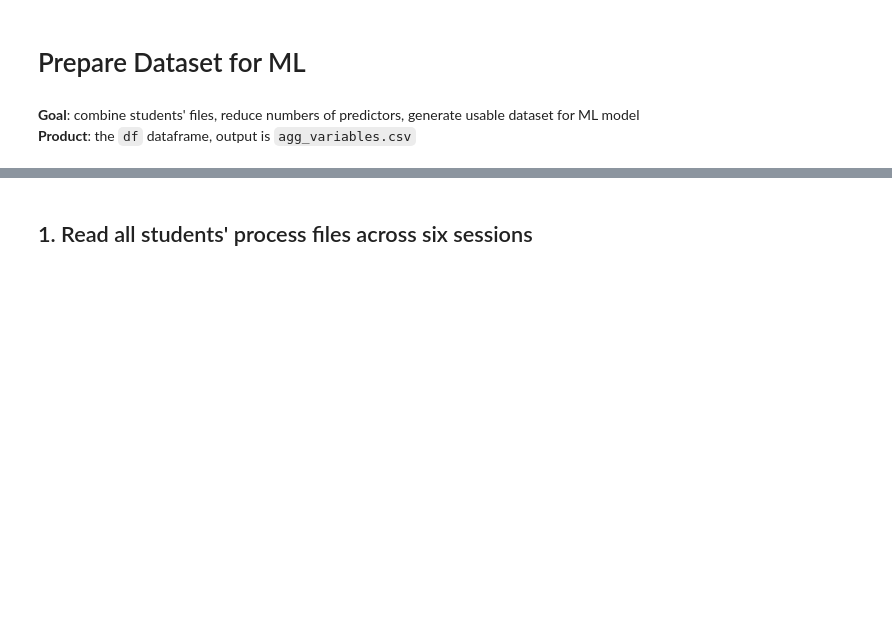
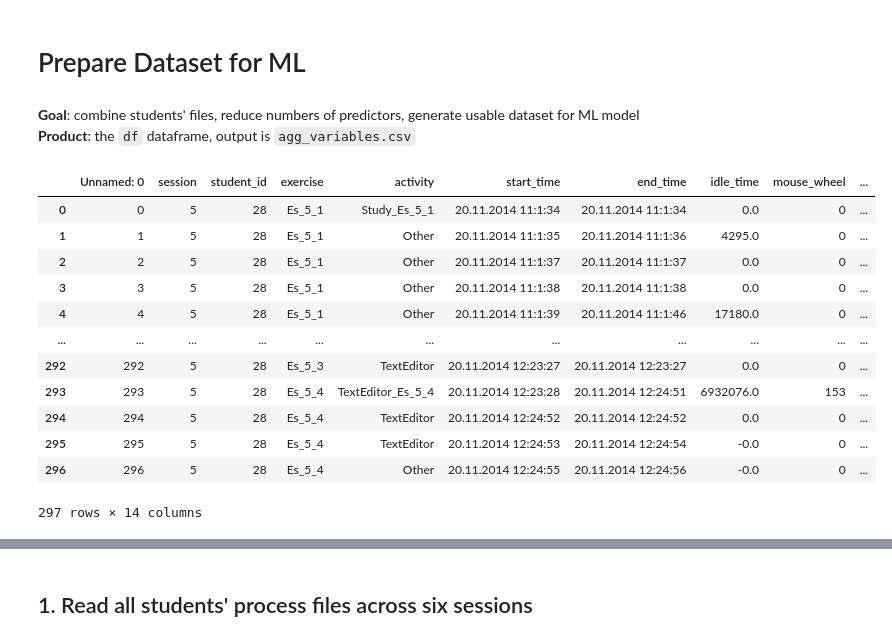
Before and after one commit to EPM-LearningAnalytics/epm, a Jupyter notebook: Analysis/Dataset_Prep_Meredith.ipynb, the cells around one changed output, grey strips where cells are left out. Saved outputs shown, nothing was run; the diff lists cells and outputs as text; code cells hidden in the pictures; blank space fills up the shorter version.

Commit message:
modified player28 session5

```diff
--- a/Analysis/Dataset_Prep_Meredith.ipynb
+++ b/Analysis/Dataset_Prep_Meredith.ipynb
@@ -8,3 +8,20 @@
 import pandas as pd
 import os
 import numpy as np
+# %%
+p28 = pd.read_csv('../EPM_dataset/Data/Processes/Session 5/28')
+p28
+# %% [output]
+|  | Unnamed: 0 | session | student_id | exercise | activity | start_time | end_time | idle_time | mouse_wheel | ... |
+| 0 | 0 | 5 | 28 | Es_5_1 | Study_Es_5_1 | 20.11.2014 11:1:34 | 20.11.2014 11:1:34 | 0.0 | 0 | ... |
+| 1 | 1 | 5 | 28 | Es_5_1 | Other | 20.11.2014 11:1:35 | 20.11.2014 11:1:36 | 4295.0 | 0 | ... |
+| 2 | 2 | 5 | 28 | Es_5_1 | Other | 20.11.2014 11:1:37 | 20.11.2014 11:1:37 | 0.0 | 0 | ... |
+| 3 | 3 | 5 | 28 | Es_5_1 | Other | 20.11.2014 11:1:38 | 20.11.2014 11:1:38 | 0.0 | 0 | ... |
+| 4 | 4 | 5 | 28 | Es_5_1 | Other | 20.11.2014 11:1:39 | 20.11.2014 11:1:46 | 17180.0 | 0 | ... |
+| ... | ... | ... | ... | ... | ... | ... | ... | ... | ... | ... |
+| 292 | 292 | 5 | 28 | Es_5_3 | TextEditor | 20.11.2014 12:23:27 | 20.11.2014 12:23:27 | 0.0 | 0 | ... |
+| 293 | 293 | 5 | 28 | Es_5_4 | TextEditor_Es_5_4 | 20.11.2014 12:23:28 | 20.11.2014 12:24:51 | 6932076.0 | 153 | ... |
+| 294 | 294 | 5 | 28 | Es_5_4 | TextEditor | 20.11.2014 12:24:52 | 20.11.2014 12:24:52 | 0.0 | 0 | ... |
+| 295 | 295 | 5 | 28 | Es_5_4 | TextEditor | 20.11.2014 12:24:53 | 20.11.2014 12:24:54 | -0.0 | 0 | ... |
+| 296 | 296 | 5 | 28 | Es_5_4 | Other | 20.11.2014 12:24:55 | 20.11.2014 12:24:56 | -0.0 | 0 | ... |
+297 rows × 14 columns
```
Also changed, not shown: parts of 5 cells of this notebook, 1 other file.
